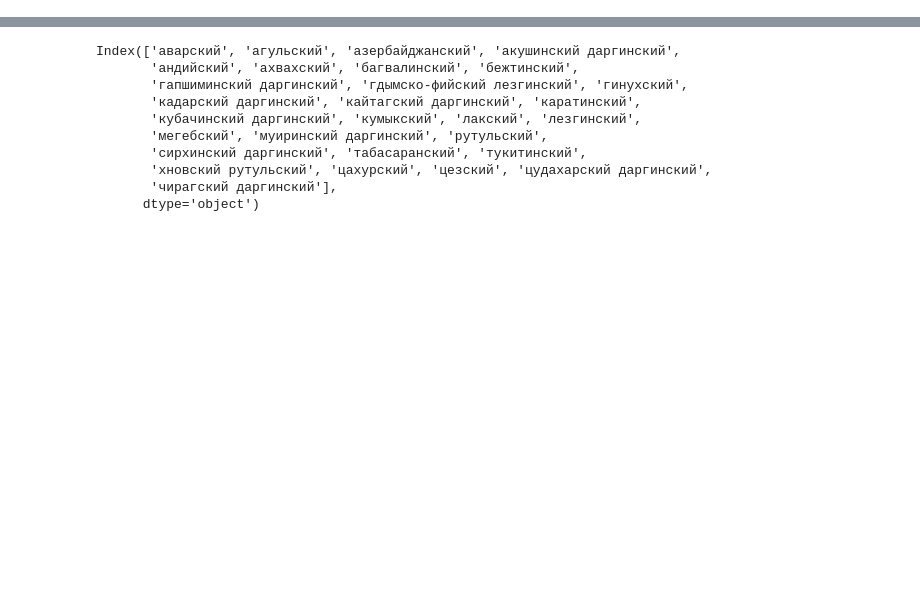
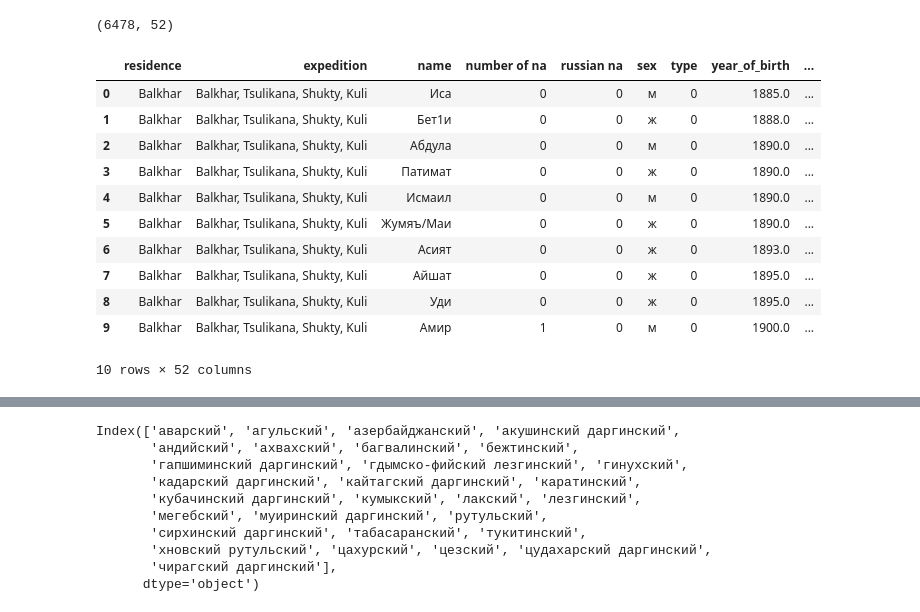
Before and after one commit to alexeykosh/2023-Daghestan-colexification, a Jupyter notebook: multidag_graph.ipynb, the cells around one changed output, grey strips where cells are left out. Drawn from its saved outputs; the diff is of its cells as text; code cells hidden in the pictures; blank space fills up the shorter version.

```diff
--- a/multidag_graph.ipynb
+++ b/multidag_graph.ipynb
@@ -8,3 +9,22 @@ def transliterate(word):
     return translit(word, "ru", reversed=True)
 # %%
 data = pd.read_csv('data/all.csv', index_col=0)
+# %%
+data.shape
+# %% [output]
+(6478, 52)
+# %%
+data.head(10)
+# %% [output]
+|  | residence | expedition | name | number of na | russian na | sex | type | year_of_birth | ... |
+| 0 | Balkhar | Balkhar, Tsulikana, Shukty, Kuli | Иса | 0 | 0 | м | 0 | 1885.0 | ... |
+| 1 | Balkhar | Balkhar, Tsulikana, Shukty, Kuli | Бет1и | 0 | 0 | ж | 0 | 1888.0 | ... |
+| 2 | Balkhar | Balkhar, Tsulikana, Shukty, Kuli | Абдула | 0 | 0 | м | 0 | 1890.0 | ... |
+| 3 | Balkhar | Balkhar, Tsulikana, Shukty, Kuli | Патимат | 0 | 0 | ж | 0 | 1890.0 | ... |
+| 4 | Balkhar | Balkhar, Tsulikana, Shukty, Kuli | Исмаил | 0 | 0 | м | 0 | 1890.0 | ... |
+| 5 | Balkhar | Balkhar, Tsulikana, Shukty, Kuli | Жумяъ/Маи | 0 | 0 | ж | 0 | 1890.0 | ... |
+| 6 | Balkhar | Balkhar, Tsulikana, Shukty, Kuli | Асият | 0 | 0 | ж | 0 | 1893.0 | ... |
+| 7 | Balkhar | Balkhar, Tsulikana, Shukty, Kuli | Айшат | 0 | 0 | ж | 0 | 1895.0 | ... |
+| 8 | Balkhar | Balkhar, Tsulikana, Shukty, Kuli | Уди | 0 | 0 | ж | 0 | 1895.0 | ... |
+| 9 | Balkhar | Balkhar, Tsulikana, Shukty, Kuli | Амир | 1 | 0 | м | 0 | 1900.0 | ... |
+10 rows × 52 columns
```
Also changed, not shown: parts of 9 cells of this notebook, 3 other files.
